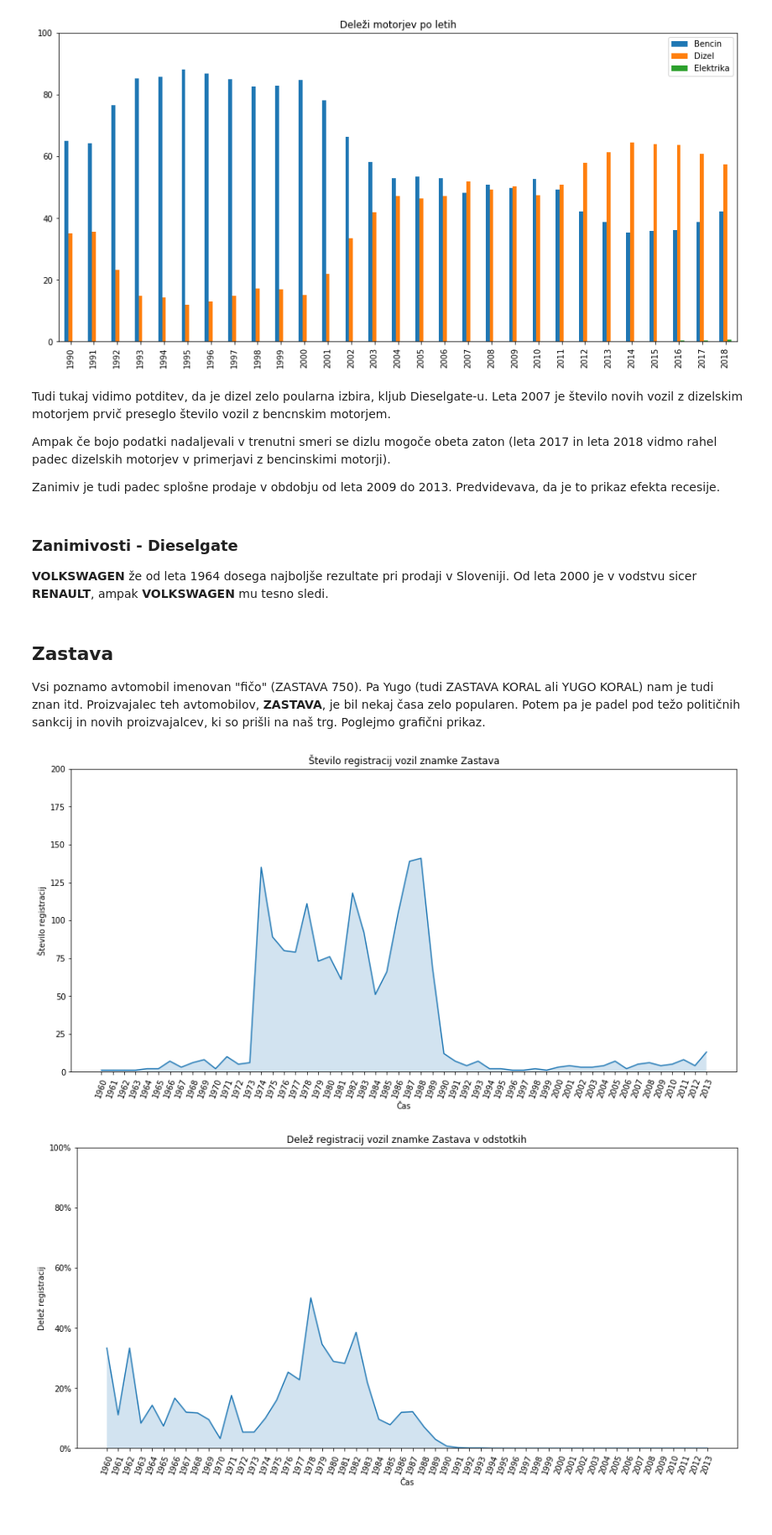
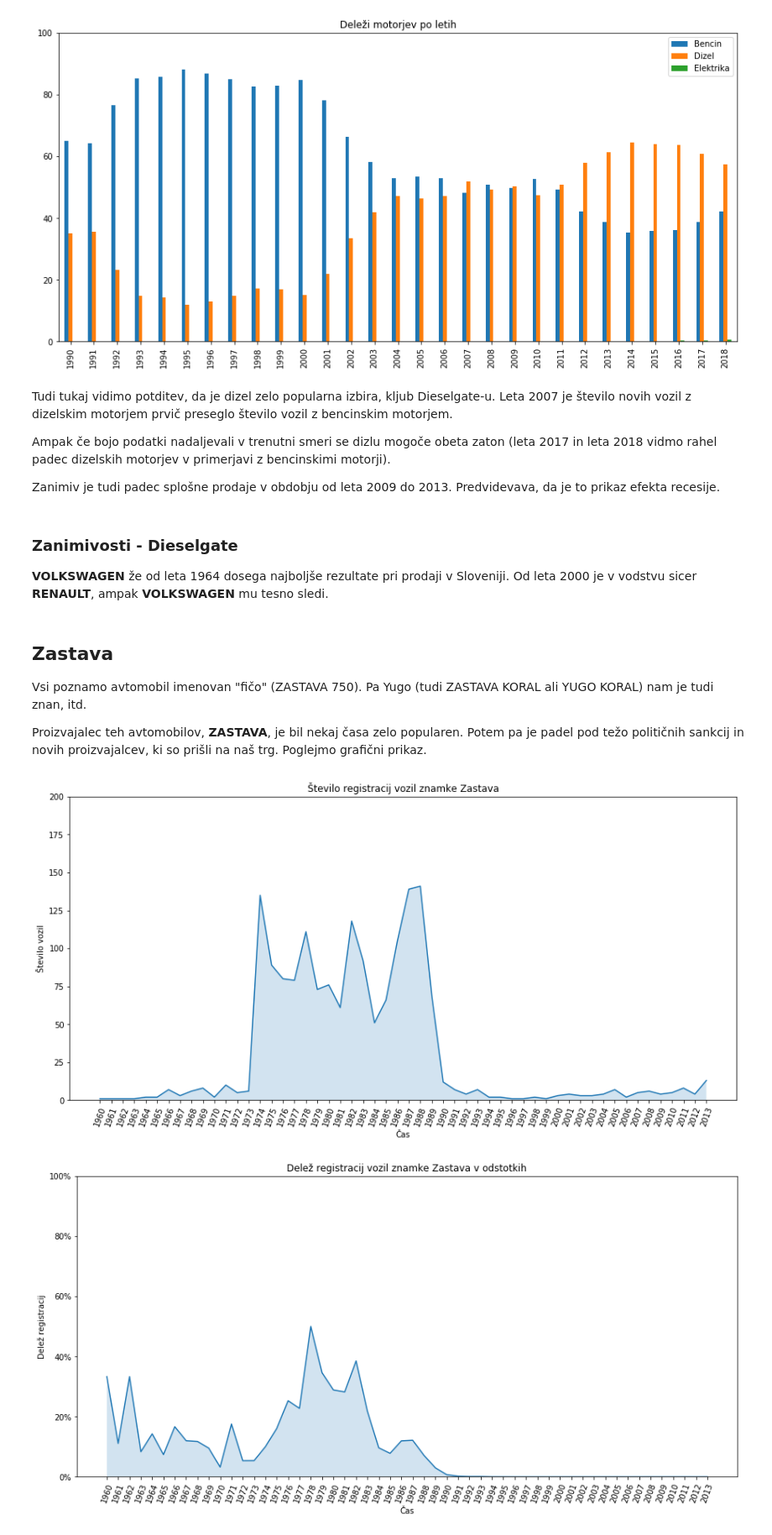
Before and after one commit to AttackVectorDelta/PR19NAJL, a Jupyter notebook: Poročilo.ipynb, the cells around one changed output. Shown at 84% size. Drawn from its saved outputs; the diff is of its cells as text; code cells hidden in the pictures.

```diff
--- a/Poročilo.ipynb
+++ b/Poročilo.ipynb
@@ -192,7 +192,7 @@ dfPercent.plot.bar(stacked=False, figsize=(15,7), ylim=(0,100), title="Deleži m
 [figure]
 [figure]
 # %% [markdown]
-Tudi tukaj vidimo potditev, da je dizel zelo poularna izbira, kljub Dieselgate-u. Leta 2007 je število novih vozil z dizelskim motorjem prvič preseglo število vozil z bencnskim motorjem.
+Tudi tukaj vidimo potditev, da je dizel zelo popularna izbira, kljub Dieselgate-u. Leta 2007 je število novih vozil z dizelskim motorjem prvič preseglo število vozil z bencinskim motorjem.
 
 Ampak če bojo podatki nadaljevali v trenutni smeri se dizlu mogoče obeta zaton (leta 2017 in leta 2018 vidmo rahel padec dizelskih motorjev v primerjavi z bencinskimi motorji).
 
@@ -205,39 +205,41 @@ Od leta 2000 je v vodstvu sicer **RENAULT**, ampak **VOLKSWAGEN** mu tesno sledi
 # %% [markdown]
 ## Zastava
 
-Vsi poznamo avtomobil imenovan "fičo" (ZASTAVA 750). Pa Yugo (tudi ZASTAVA KORAL ali YUGO KORAL) nam je tudi znan itd. Proizvajalec teh avtomobilov, **ZASTAVA**, je bil nekaj časa zelo popularen. Potem pa je padel pod težo političnih sankcij in novih proizvajalcev, ki so prišli na naš trg. Poglejmo grafični prikaz.
+Vsi poznamo avtomobil imenovan "fičo" (ZASTAVA 750). Pa Yugo (tudi ZASTAVA KORAL ali YUGO KORAL) nam je tudi znan, itd.
+
+Proizvajalec teh avtomobilov, **ZASTAVA**, je bil nekaj časa zelo popularen. Potem pa je padel pod težo političnih sankcij in novih proizvajalcev, ki so prišli na naš trg. Poglejmo grafični prikaz.
 # %%
 registracijeZastava = []
 registracijeTotal = []
 registracijeZastavaPercent = []
 labels = []
 
 
 for i in range(1960, 2019):
     labels.append(i)
 
     if (str(i) +" zima") in registracijeNaLeto and (str(i) +" poletje") in registracijeNaLeto and "ZASTAVA" in registracijeZnamkNaLeto[str(i)]:
         registracijeTotal.append(registracijeNaLeto[str(i) +" zima"]+registracijeNaLeto[str(i) +" poletje"])
         registracijeZastava.append(registracijeZnamkNaLeto[str(i)]["ZASTAVA"])
 
         #print(str(i)+" "+str(registracijeZnamkNaLeto[str(i)]["ZASTAVA"]))
         registracijeZastavaPercent.append(registracijeZastava[-1]/registracijeTotal[-1])
 
 index = np.arange(len(registracijeZastava))
 plt.figure(figsize=(15,7))
 plt.plot(index, registracijeZastava)
 
 plt.title('Število registracij vozil znamke Zastava')
 plt.xlabel('Čas', fontsize=10)
-plt.ylabel('Število registracij', fontsize=10)
+plt.ylabel('Število vozil', fontsize=10)
 
 plt.ylim(top=200, bottom=0)
 plt.xticks(index, labels, fontsize=10, rotation=70)
 plt.fill_between(index, 0, registracijeZastava, alpha=0.2)
 
 plt.show()
 # %% [output]
-[figure, old version]
+[figure, new version]
 # %%
 index = np.arange(len(registracijeZastavaPercent))
 plt.figure(figsize=(15,7))
```
Also changed, not shown: parts of 11 cells of this notebook.
